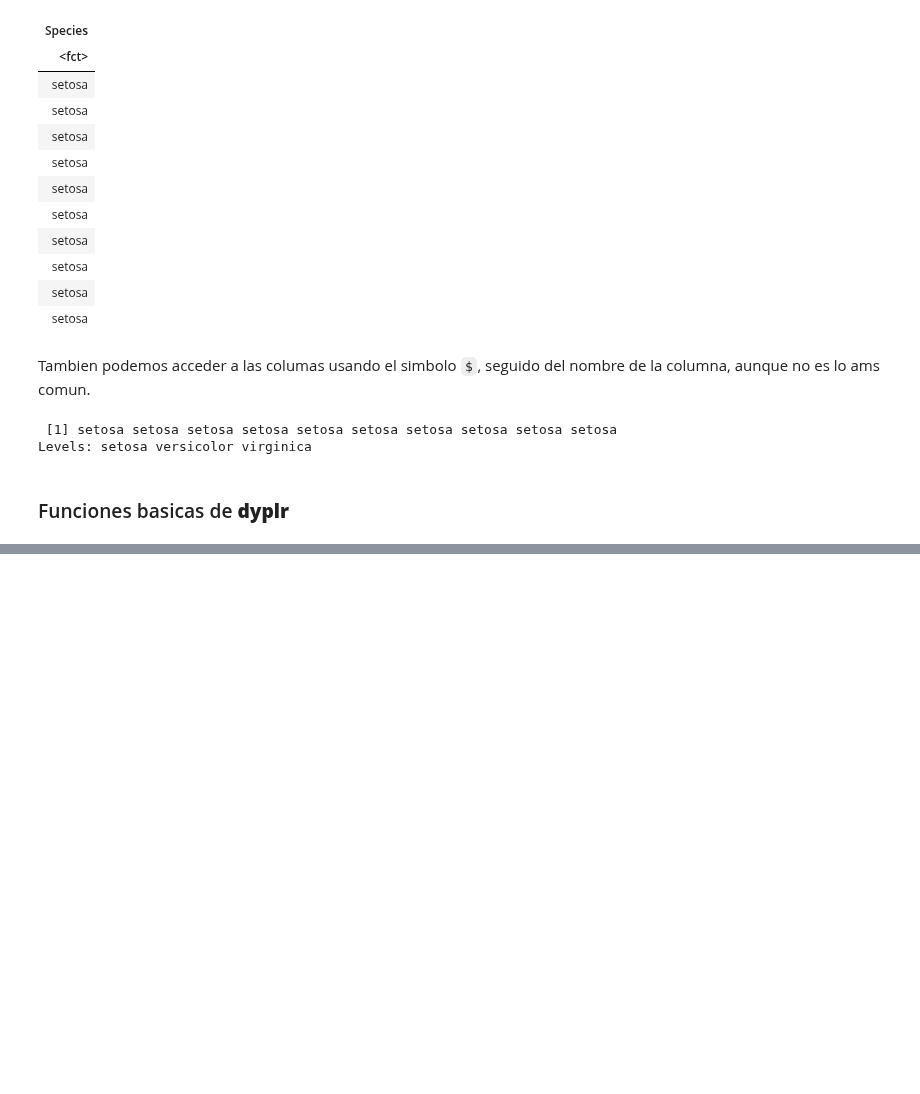
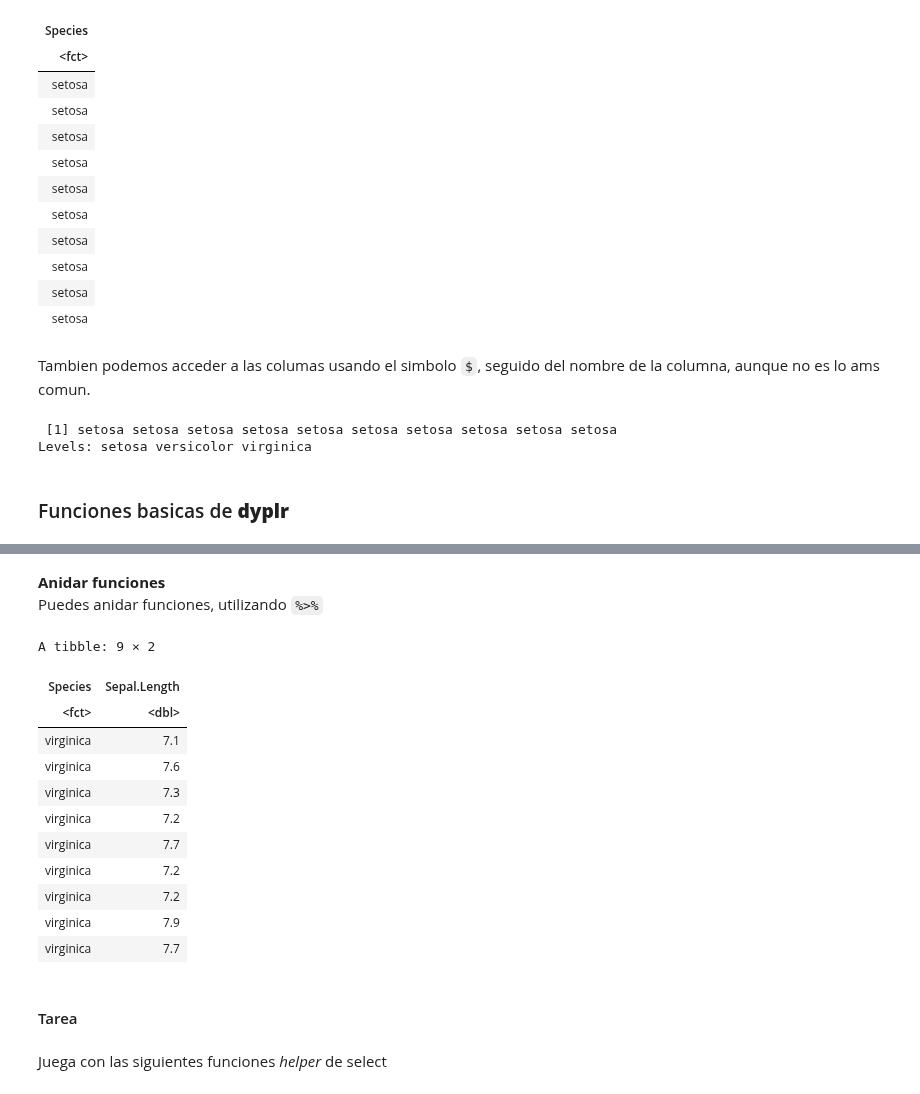
Before and after one commit to IEXE-Tec/computo-datos-masivos, a Jupyter notebook: 06_R_Sagemaker.ipynb, the cells around one changed output, grey strips where cells are left out. Cells and saved outputs as stored; diff of their text form; code cells hidden in the pictures; blank space fills up the shorter version.

```diff
--- a/06_R_Sagemaker.ipynb
+++ b/06_R_Sagemaker.ipynb
@@ -770,0 +845,22 @@ Levels: setosa versicolor virginica
+# %% [markdown]
+**Anidar funciones**
+Puedes anidar funciones, utilizando `%>%`
+# %%
+df %>% filter(Sepal.Length > 7, Sepal.Width > 2.8) %>% select(Species, Sepal.Length)
+# %% [output]
+A tibble: 9 × 2
+| Species | Sepal.Length |
+| <fct> | <dbl> |
+| virginica | 7.1 |
+| virginica | 7.6 |
+| virginica | 7.3 |
+| virginica | 7.2 |
+| virginica | 7.7 |
+| virginica | 7.2 |
+| virginica | 7.2 |
+| virginica | 7.9 |
+| virginica | 7.7 |
+# %% [markdown]
+#### Tarea
+# %% [markdown]
+Juega con las siguientes funciones *helper* de select
```
Also changed, not shown: parts of 19 cells of this notebook.
